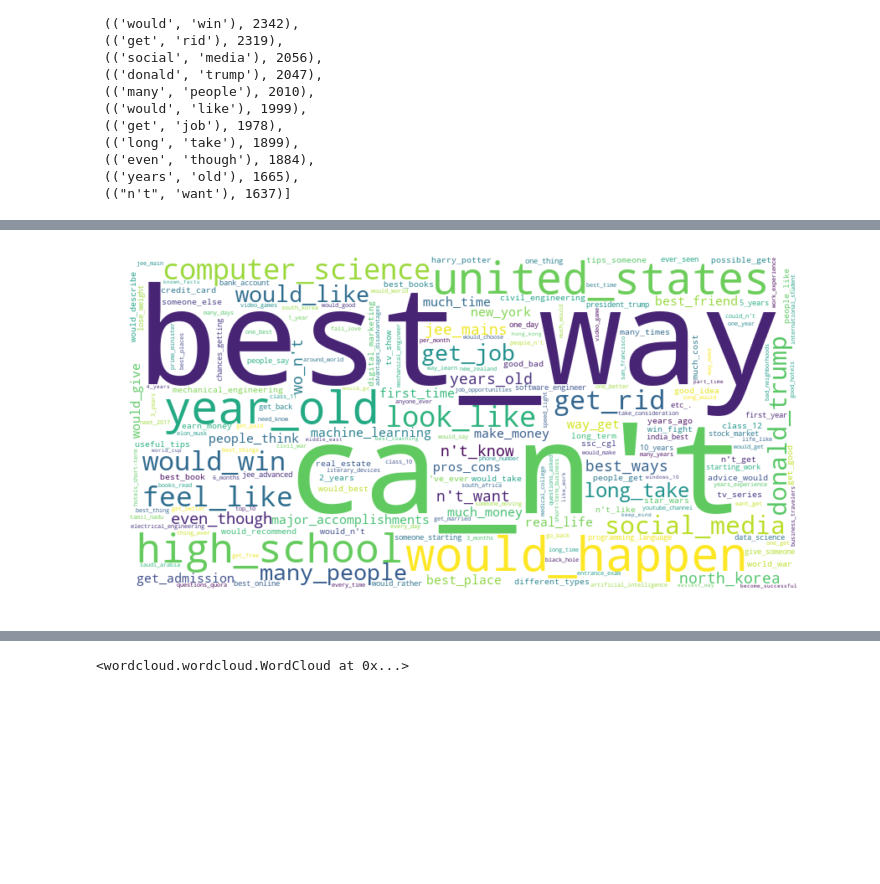
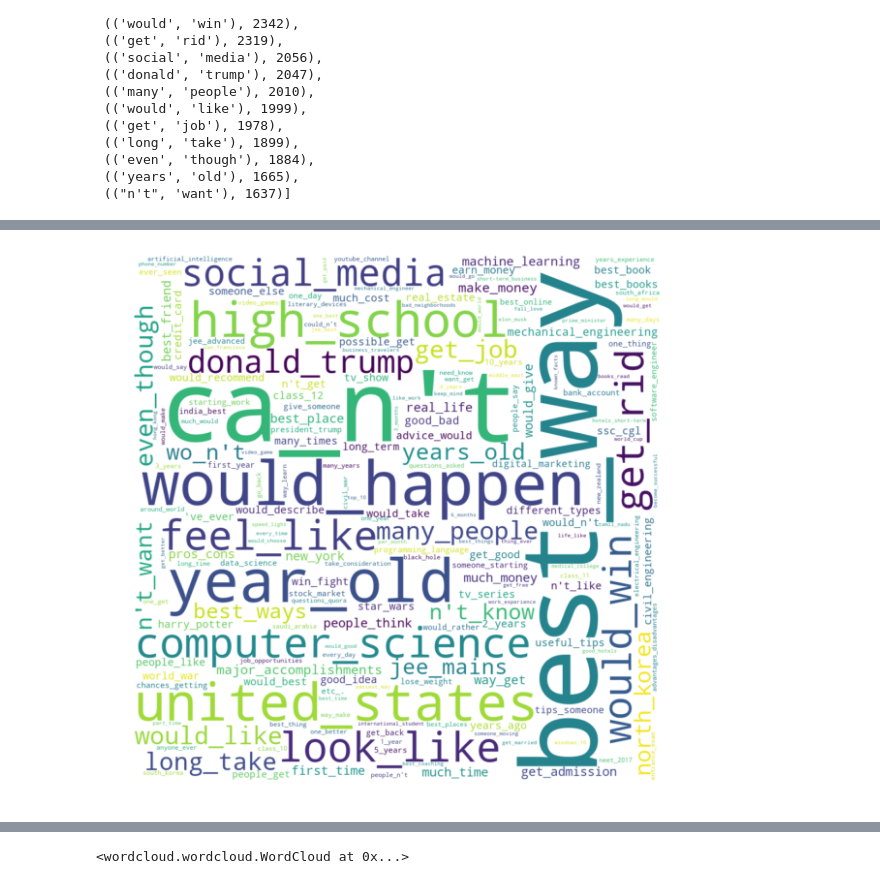
Before and after one commit to ruoranh/Quora-Insincere-Questions, a Jupyter notebook: Quora_EDA.ipynb, the cells around one changed output, grey strips where cells are left out. Cells and saved outputs as stored; diff of their text form; code cells hidden in the pictures; blank space fills up the shorter version.

```diff
--- a/Quora_EDA.ipynb
+++ b/Quora_EDA.ipynb
@@ -338,5 +337,5 @@ bgs_sincere_fd.most_common(20)
 bgs_sincere_dict = { '_'.join((k,v)):bgs_sincere_fd[(k,v)] for k,v in bgs_sincere_fd}
 # %%
 %%time
-wordcloud = WordCloud(width=800, height=400, background_color='white').generate_from_frequencies(bgs_sincere_dict)
+wordcloud = WordCloud(width=800, height=800, background_color='white').generate_from_frequencies(bgs_sincere_dict)
 # %% [output]
@@ -344,8 +343,8 @@ Wall time: 1.67 s
 # %%
-fig, ax = plt.subplots(figsize=(12,16))
+fig, ax = plt.subplots(figsize=(10,10))
 
 plt.imshow(wordcloud, interpolation='bilinear')
 plt.axis("off")
 plt.show()
 # %% [output]
-[figure, old version]
+[figure, new version]
```
Also changed, not shown: parts of 22 cells of this notebook, 17 other files.
